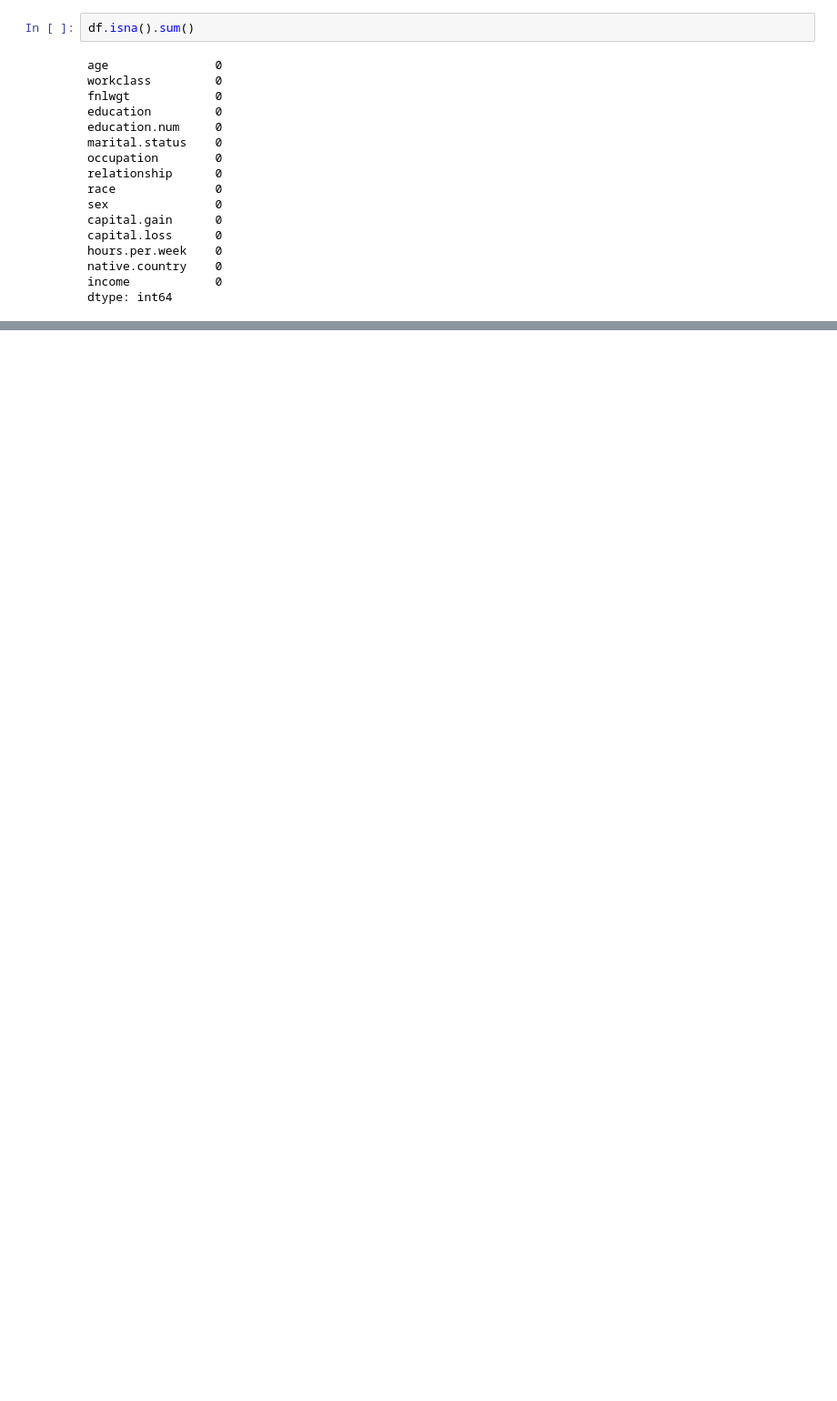
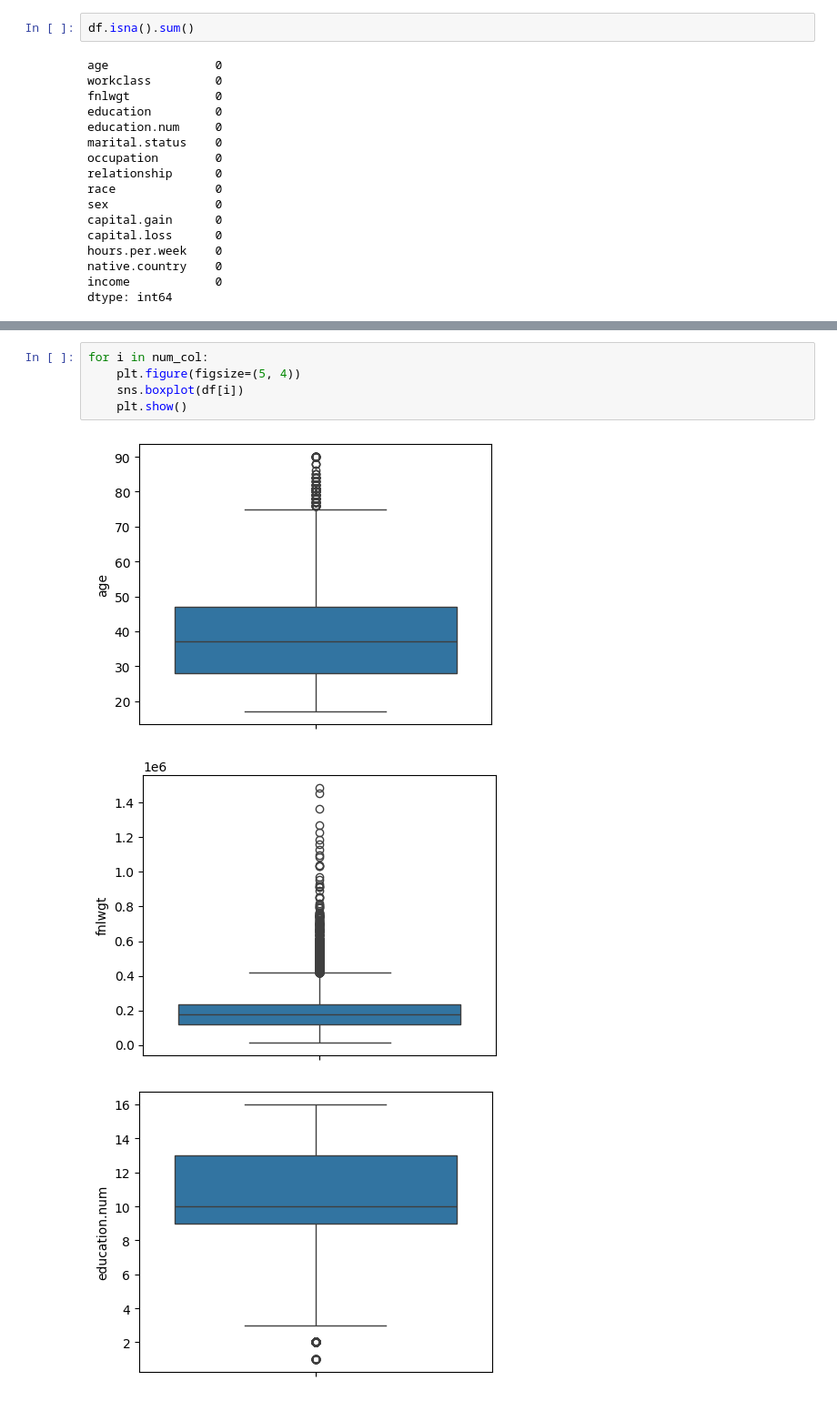
Before and after one commit to pushkarupadhyay587-a11y/Probation-Project-26, a Jupyter notebook: pushkar-task9/eda.ipynb, the cells around one changed output, grey strips where cells are left out. Shown at 91% size. Saved outputs shown, nothing was run; the diff lists cells and outputs as text; blank space fills up the shorter version.

```diff
--- a/pushkar-task9/eda.ipynb
+++ b/pushkar-task9/eda.ipynb
@@ -82,0 +381,9 @@ See https://pandas.pydata.org/docs/user_guide/migration-3-strings.html#string-mi
+# %%
+for i in num_col:
+    plt.figure(figsize=(5, 4))
+    sns.boxplot(df[i])
+    plt.show()
+# %% [output]
+[figure, added]
+[figure, added]
+[figure, added]
```
Also changed, not shown: parts of 108 cells of this notebook, 6 other files.
